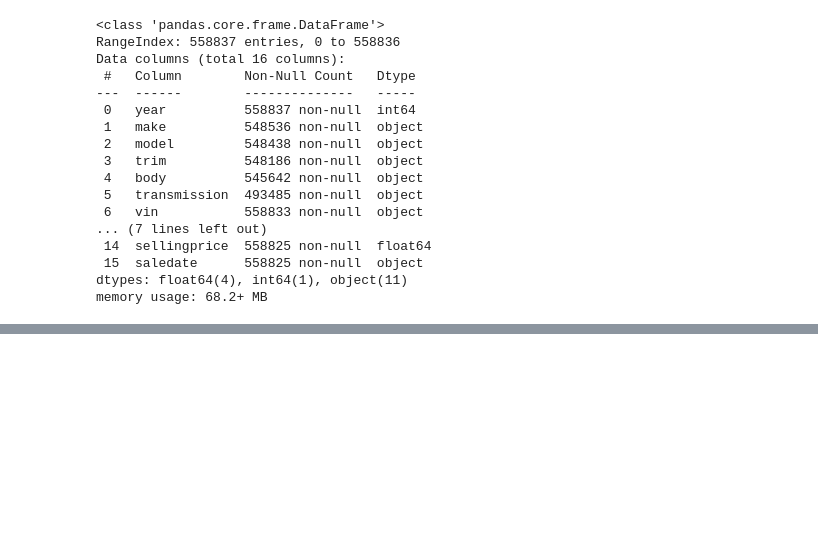
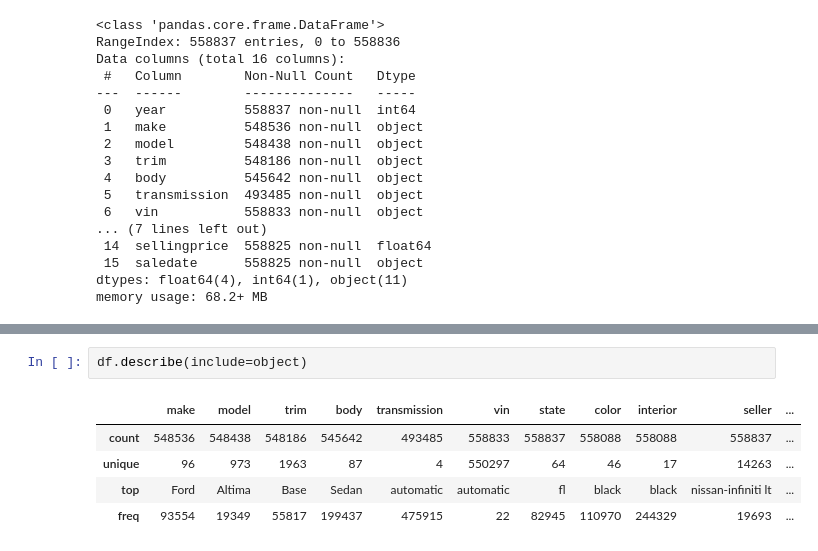
Before and after one commit to JinnOppa/BoyWithLuv-Team, a Jupyter notebook: car_price_pred/car.ipynb, the cells around one changed output, grey strips where cells are left out. Saved outputs shown, nothing was run; the diff lists cells and outputs as text; blank space fills up the shorter version.

```diff
--- a/car_price_pred/car.ipynb
+++ b/car_price_pred/car.ipynb
@@ -33,0 +140,8 @@ memory usage: 68.2+ MB
+# %%
+df.describe(include=object)
+# %% [output]
+|  | make | model | trim | body | transmission | vin | state | color | interior | seller | ... |
+| count | 548536 | 548438 | 548186 | 545642 | 493485 | 558833 | 558837 | 558088 | 558088 | 558837 | ... |
+| unique | 96 | 973 | 1963 | 87 | 4 | 550297 | 64 | 46 | 17 | 14263 | ... |
+| top | Ford | Altima | Base | Sedan | automatic | automatic | fl | black | black | nissan-infiniti lt | ... |
+| freq | 93554 | 19349 | 55817 | 199437 | 475915 | 22 | 82945 | 110970 | 244329 | 19693 | ... |
```
Also changed, not shown: parts of 13 cells of this notebook.
